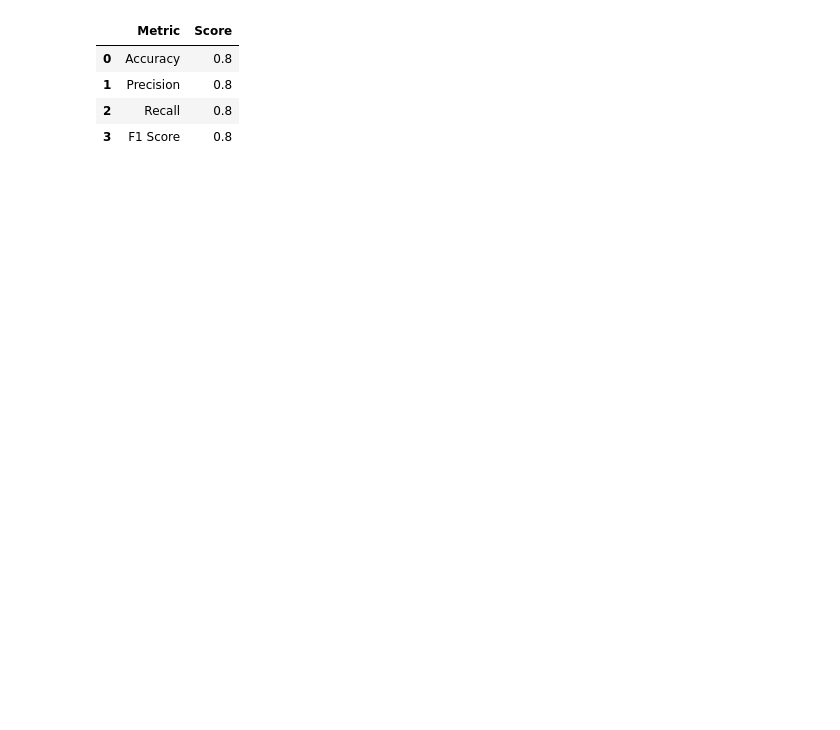
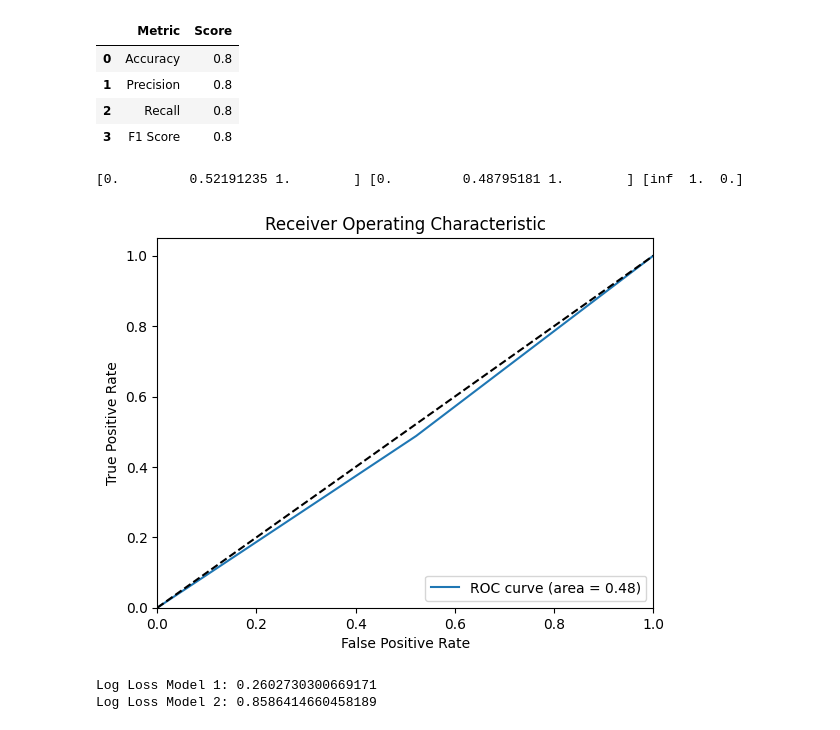
Before and after one commit to rahul8879/data_science_evng, a Jupyter notebook: 04_Machine_learning/03_performance_metrics.ipynb, the cells around one changed output. Drawn from its saved outputs; the diff is of its cells as text; code cells hidden in the pictures; blank space fills up the shorter version.

```diff
--- a/04_Machine_learning/03_performance_metrics.ipynb
+++ b/04_Machine_learning/03_performance_metrics.ipynb
@@ -25,3 +26,46 @@ metrics
 | 1 | Precision | 0.8 |
 | 2 | Recall | 0.8 |
 | 3 | F1 Score | 0.8 |
+# %%
+y_actual = np.random.choice([0, 1], size=1000)
+y_predicted = np.random.choice([0, 1], size=1000)
+# %%
+# roc and auc curve
+from sklearn.metrics import roc_curve, auc
+# y_actual  = np.array([1, 0, 1, 1, 0, 1, 0, 0, 1, 0])
+# y_predicted = np.array([1, 0, 1, 0, 0, 1, 0, 1, 1, 0])
+plt.figure()
+fpr, tpr, thresholds = roc_curve(y_actual, y_predicted)
+print(fpr, tpr, thresholds)
+roc_auc = auc(fpr, tpr)
+plt.plot(fpr, tpr, label='ROC curve (area = %0.2f)' % roc_auc)
+plt.plot([0, 1], [0, 1], 'k--')
+plt.xlim([0.0, 1.0])
+plt.ylim([0.0, 1.05])
+plt.xlabel('False Positive Rate')
+plt.ylabel('True Positive Rate')
+plt.title('Receiver Operating Characteristic')
+plt.legend(loc="lower right")
+plt.show()
+# %% [output]
+[0.         0.52191235 1.        ] [0.         0.48795181 1.        ] [inf  1.  0.]
+[figure, added]
+# %%
+# log loss
+# lets there are two model
+Y_actual = np.array([1, 0, 1, 1, 0, 1, 0, 0, 1, 0])
+Y_predicted_1 = np.array([0.9, 0.1, 0.8, 0.7, 0.2, 0.6, 0.4, 0.3, 0.9, 0.1]) # from model 1
+Y_predicted_2 = np.array([0.6, 0.4, 0.5, 0.2, 0.1, 0.8, 0.7, 0.9, 0.3, 0.2]) # from model 2
+
+log_loss_1 = -np.mean(Y_actual * np.log(Y_predicted_1) + (1 - Y_actual) * np.log(1 - Y_predicted_1))
+log_loss_2 = -np.mean(Y_actual * np.log(Y_predicted_2) + (1 - Y_actual) * np.log(1 - Y_predicted_2))
+print(f'Log Loss Model 1: {log_loss_1}')
+print(f'Log Loss Model 2: {log_loss_2}')
+
+# when to use log loss?
+# 1: When you want to evaluate the performance of a classification model that outputs probabilities.
+# 2: When you want to penalize false classifications more heavily.
+# 3 : When you want to compare different models based on their predicted probabilities. Champion vs Challenger
+# %% [output]
+Log Loss Model 1: 0.2602730300669171
+Log Loss Model 2: 0.8586414660458189
```
Also changed, not shown: parts of 2 cells of this notebook, 1 other file.
